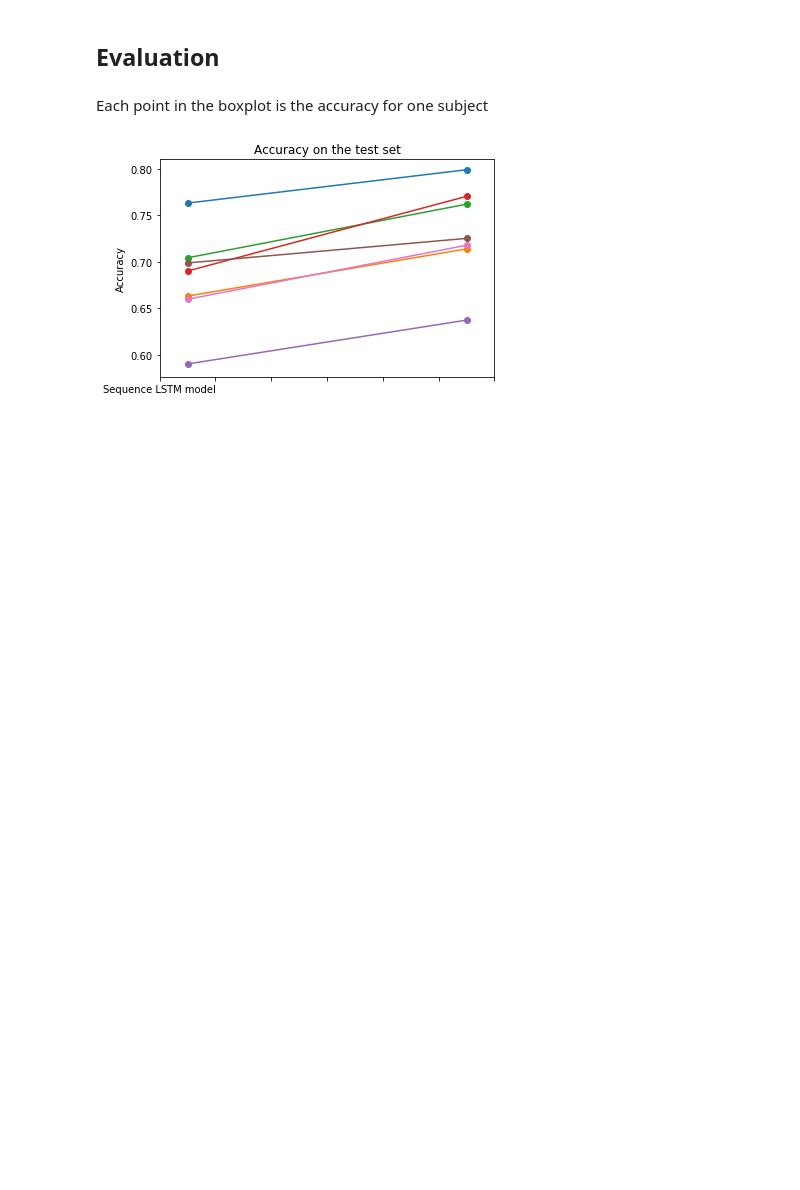
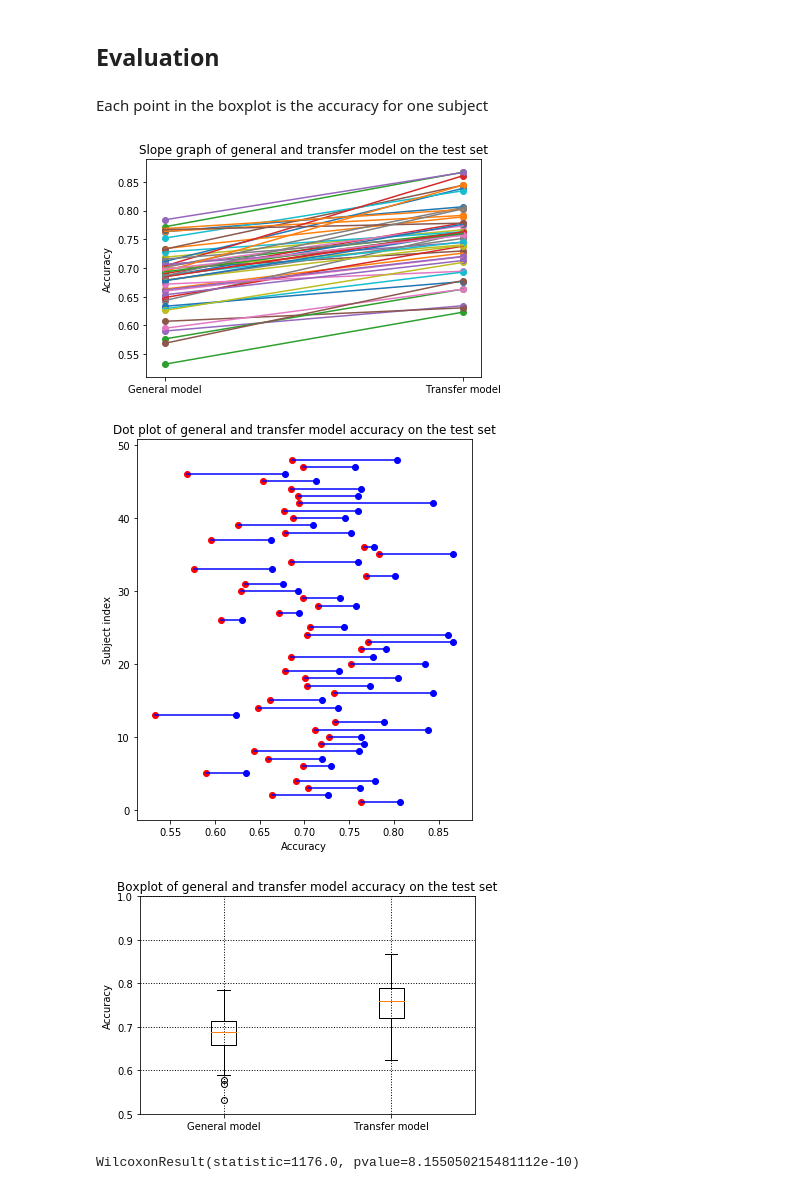
Before and after one commit to IliasIB/EEG-Classifier, a Jupyter notebook: experiments/unseen_person/visualization.ipynb, the cells around one changed output. Cells and saved outputs as stored; diff of their text form; code cells hidden in the pictures; blank space fills up the shorter version.

Commit message:
Finished transfer experiments

```diff
--- a/experiments/unseen_person/visualization.ipynb
+++ b/experiments/unseen_person/visualization.ipynb
@@ -70,18 +70,42 @@ with open(os.path.join(root, "output", "transfer_eval.json")) as fp:
     df2 = pandas.read_json(fp).T
 # %% [markdown]
 Each point in the boxplot is the accuracy for one subject
-# %%
-plt.figure()
-#plt.grid(color='black', linestyle=':', linewidth=1)
-#plt.boxplot([df1[["acc"]].T.values[0], df2[["acc"]].T.values[0]])
-#plt.ylim([0.5,1])
-for l in range(1):
-    for general, transfer in zip(df1.T.values[1], df2.T.values[1]):
-        plt.plot([l + .25, l + .75], [general, transfer])
-        plt.scatter([l + .25, l + .75], [general, transfer])
-plt.ylabel("Accuracy")
-plt.title("Accuracy on the test set")
-plt.xticks(plt.xticks()[0], ["Sequence LSTM model"])
-plt.show()
-# %% [output]
-[figure, removed]
+# %%
+from scipy import stats
+
+plt.figure()
+for general, transfer in zip(df1.T.values[1], df2.T.values[1]):
+    plt.plot([1, 2], [general, transfer])
+    plt.scatter([1, 2], [general, transfer])
+plt.ylabel("Accuracy")
+plt.title("Slope graph of general and transfer model on the test set")
+plt.xticks([1, 2], ["General model", "Transfer model"])
+plt.show()
+
+plt.figure(figsize=(6,7))
+i = 1
+for general, transfer in zip(df1.T.values[1], df2.T.values[1]):
+    plt.plot([general, transfer], [i, i], color='blue')
+    plt.scatter([general], [i], color='red')
+    plt.scatter([transfer], [i], color='blue')
+    i += 1
+plt.ylabel("Subject index")
+plt.xlabel("Accuracy")
+plt.title("Dot plot of general and transfer model accuracy on the test set")
+plt.show()
+
+plt.figure()
+plt.grid(color='black', linestyle=':', linewidth=1)
+plt.boxplot([df1[["acc"]].T.values[0], df2[["acc"]].T.values[0]])
+plt.ylim([0.5,1])
+plt.title("Boxplot of general and transfer model accuracy on the test set")
+plt.xticks([1, 2], ["General model", "Transfer model"])
+plt.ylabel("Accuracy")
+plt.show()
+
+print(stats.wilcoxon(df2.T.values[1], df1.T.values[1], alternative="greater"))
+# %% [output]
+[figure, added]
+[figure, added]
+[figure, added]
+WilcoxonResult(statistic=1176.0, pvalue=8.155050215481112e-10)
```
Also changed, not shown: 11 other files.
